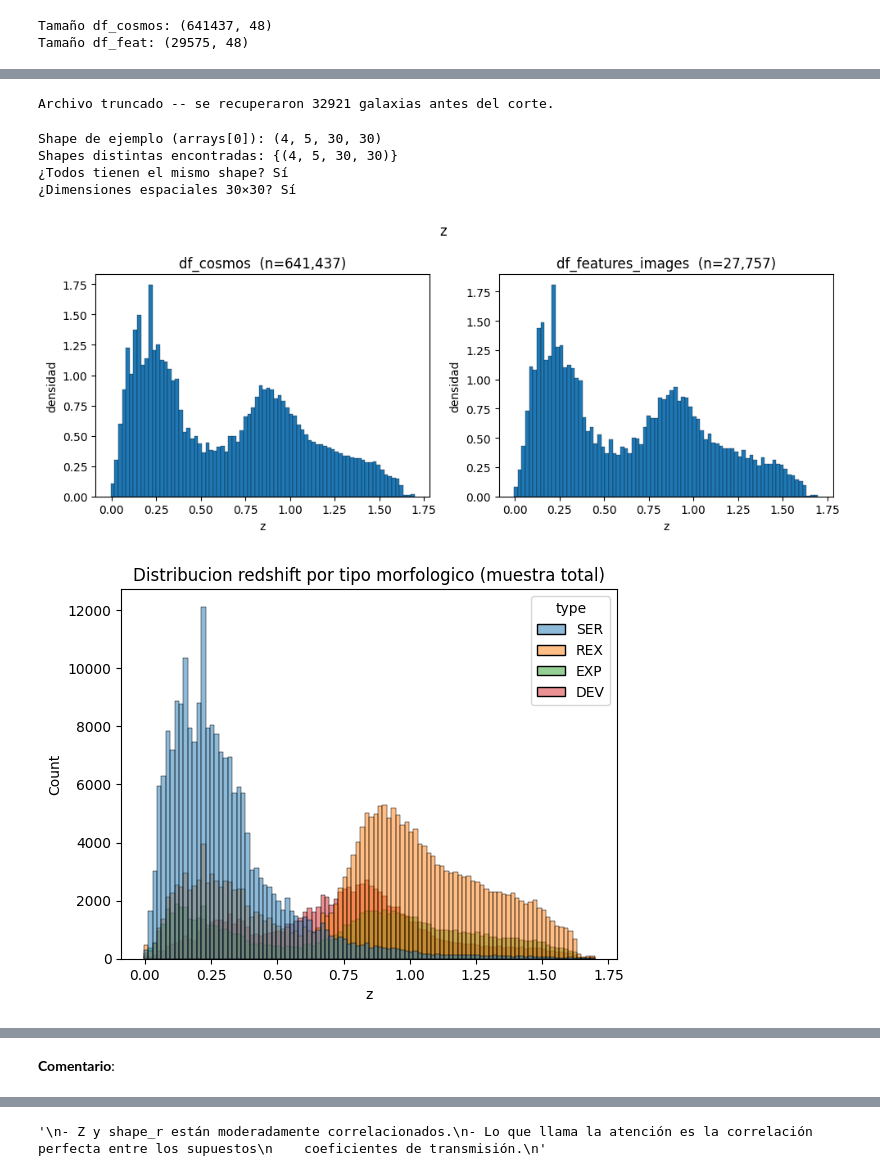
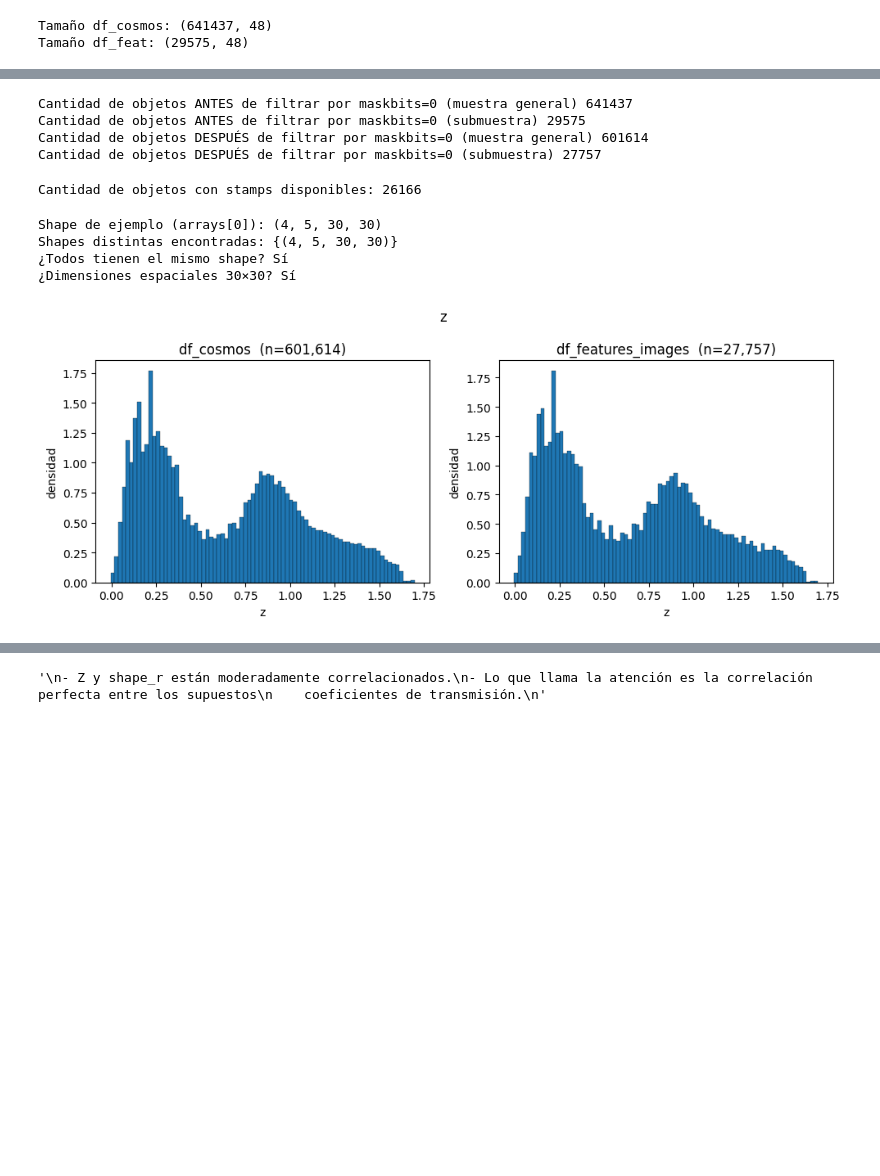
Before and after one commit to Tamaracarrasco/AS4501-Proyect, a Jupyter notebook: scripts/eda/eda_20260619.ipynb, the cells around one changed output, grey strips where cells are left out. Cells and saved outputs as stored; diff of their text form; code cells hidden in the pictures; blank space fills up the shorter version.

Commit message:
arregla filtrado inicial de datos.

```diff
--- a/scripts/eda/eda_20260619.ipynb
+++ b/scripts/eda/eda_20260619.ipynb
@@ -69,33 +94,32 @@ Tamaño df_feat: (29575, 48)
 # %%
 ## De acuerdo a la siguiente referencia: 10.3847/1538-3881/ad7c52
-## Se consideran los objetos que tengan maskbits igual a 0
+## Se consideran los objetos que tengan maskbits igual a 0:
+## tanto de la muestra general como de la submuestra a trabajar
 
+print(f"Cantidad de objetos ANTES de filtrar por maskbits=0 (muestra general) {df_cosmos.shape[0]}")
+print(f"Cantidad de objetos ANTES de filtrar por maskbits=0 (submuestra) {df_features_images.shape[0]}")
+
+## FILTRO 1: SE CONSIDERAN LOS OBJETOS CUYOS MASKBISTS == 0.
+
+df_cosmos = df_cosmos[df_cosmos["maskbits"] == 0].copy()
 df_features_images = df_features_images[df_features_images["maskbits"] == 0].copy()
+
+print(f"Cantidad de objetos DESPUÉS de filtrar por maskbits=0 (muestra general) {df_cosmos.shape[0]}")
+print(f"Cantidad de objetos DESPUÉS de filtrar por maskbits=0 (submuestra) {df_features_images.shape[0]}")
+# %% [output]
+Cantidad de objetos ANTES de filtrar por maskbits=0 (muestra general) 641437
+Cantidad de objetos ANTES de filtrar por maskbits=0 (submuestra) 29575
+Cantidad de objetos DESPUÉS de filtrar por maskbits=0 (muestra general) 601614
+Cantidad de objetos DESPUÉS de filtrar por maskbits=0 (submuestra) 27757
-# %%
-# Lectura de archivos: STAMPS
-
-FILE_IMAGES = "../../data/cosmos_TC_202602.tar.gz.part_aa"
-
-def load_all(path):
-    """Read all .npy files from a tar.gz archive, tolerates truncated files."""
-    arrays, names = [], []
-    try:
-        with tarfile.open(path, "r|gz") as tar:  # r|gz = streaming, handles truncation
-            for m in tar:
-                if not m.name.endswith(".npy"):
-                    continue
-                f = tar.extractfile(m)
-                if f is None:
-                    continue
-                arrays.append(np.load(io.BytesIO(f.read())))
-                names.append(m.name.split("/")[-1].replace(".npy", ""))
-    except (EOFError, tarfile.ReadError):
-        print(f"Archivo truncado -- se recuperaron {len(arrays)} galaxias antes del corte.")
-    return arrays, names
-
-arrays, names = load_all(FILE_IMAGES)
-# %% [output]
-Archivo truncado -- se recuperaron 32921 galaxias antes del corte.
+# %%
+# SEGUNDO FILTRADO
+# Consideramos aquellos objetos que presenten flujos positivos, esto es
+# para obtener magnitudes y colores para trabajos posterior.
+
+df_features_images = df_features_images.query("flux_g > 0 and flux_r > 0 and flux_i > 0 and flux_z > 0").copy()
+print(f"Cantidad de objetos con stamps disponibles: {df_features_images.shape[0]}")
+# %% [output]
+Cantidad de objetos con stamps disponibles: 26166
 # %%
 # Verificar que todos los stamps tienen el mismo tamaño (esperado: 30×30)
 shapes = [a.shape for a in arrays]
@@ -155,22 +179,5 @@ def compare_dist(col, bins=80, log_x=False, xlabel=None, plot_type="hist"):
 # %%
 # Redshift espectroscópico
 compare_dist("z", bins=80)
-
-### DISTRIBUCIÓN DE REDSHIFT POR TYPO MORFOLOGICO
-
-plt.figure()
-plt.title(f"Distribucion redshift por tipo morfologico (muestra total)")
-sns.histplot(data=df_cosmos, x="z", hue="type")
-plt.show()
-
-## subplots
-fig, axes = plt.subplots(2, 2, figsize=(10, 8), sharex=True, sharey=True)
-for ax, t in zip(axes.flat, df_cosmos["type"].unique()):
-    sns.histplot(data=df_cosmos[df_cosmos["type"] == t], x="z", ax=ax)
-    ax.set_title(t)
-fig.suptitle("Distribución redshift por tipo morfológico, muestra global")
-plt.tight_layout()
-plt.show()
 # %% [output]
-[figure, old version]
+[figure, new version]
-[figure, removed]
@@ -178,2 +183,0 @@ plt.show()
-# %% [markdown]
-**Comentario**:
```
Also changed, not shown: parts of 4 cells of this notebook.
